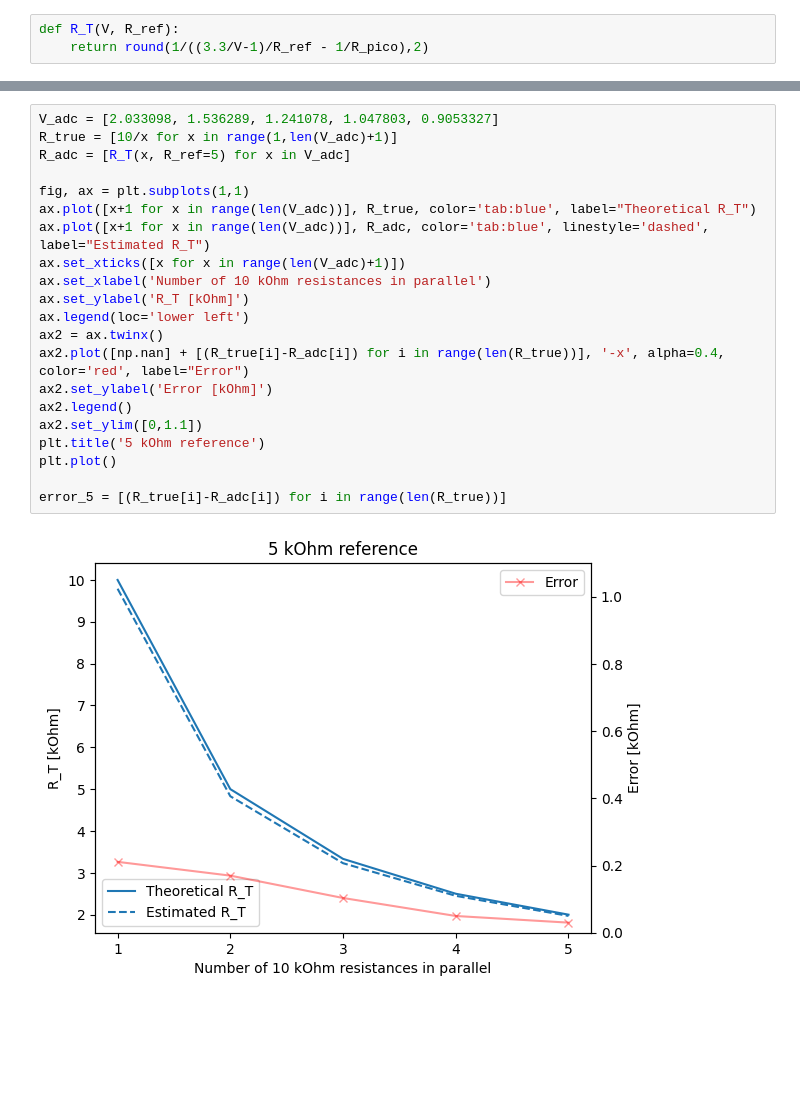
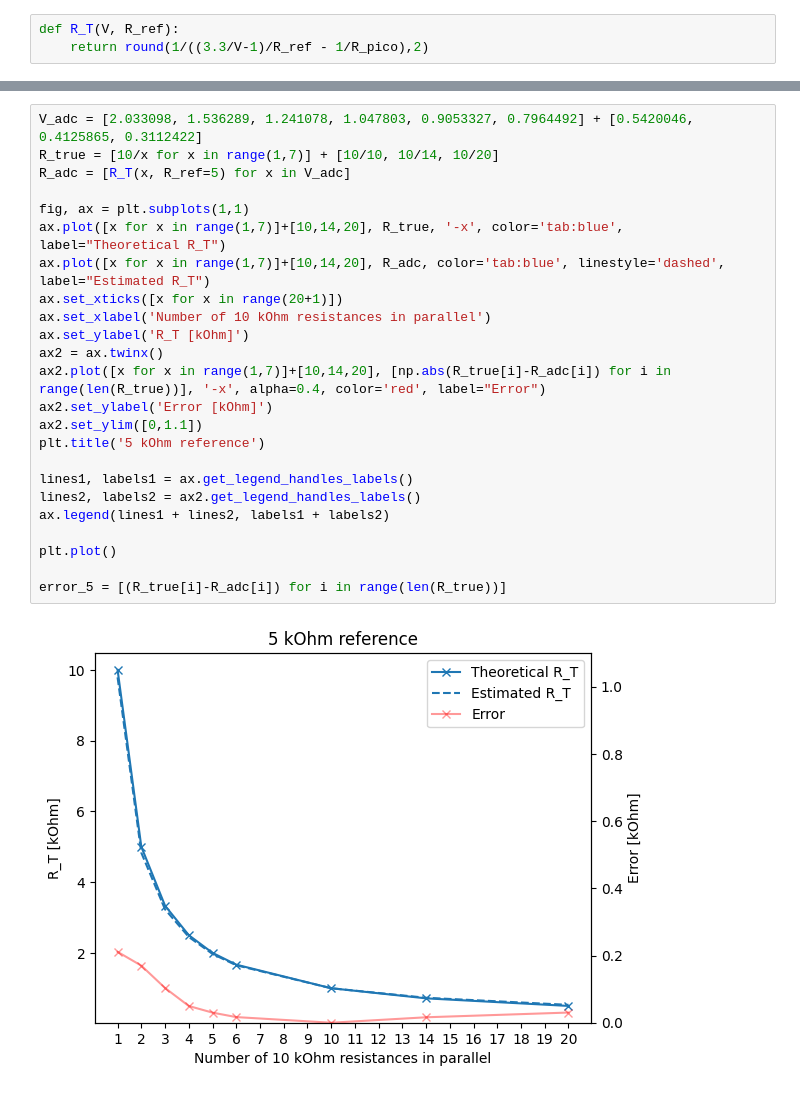
Before and after one commit to thdfw/gwks, a Jupyter notebook: pico/tank_module/resistance.ipynb, the cells around one changed output, grey strips where cells are left out. Saved outputs shown, nothing was run; the diff lists cells and outputs as text; blank space fills up the shorter version.

```diff
--- a/pico/tank_module/resistance.ipynb
+++ b/pico/tank_module/resistance.ipynb
@@ -55,24 +55,27 @@ error_10 = [(R_true[i]-R_adc[i]) for i in range(len(R_true))]
 # %%
-V_adc = [2.033098, 1.536289, 1.241078, 1.047803, 0.9053327]
-R_true = [10/x for x in range(1,len(V_adc)+1)]
+V_adc = [2.033098, 1.536289, 1.241078, 1.047803, 0.9053327, 0.7964492] + [0.5420046, 0.4125865, 0.3112422]
+R_true = [10/x for x in range(1,7)] + [10/10, 10/14, 10/20]
 R_adc = [R_T(x, R_ref=5) for x in V_adc]
 
 fig, ax = plt.subplots(1,1)
-ax.plot([x+1 for x in range(len(V_adc))], R_true, color='tab:blue', label="Theoretical R_T")
-ax.plot([x+1 for x in range(len(V_adc))], R_adc, color='tab:blue', linestyle='dashed', label="Estimated R_T")
-ax.set_xticks([x for x in range(len(V_adc)+1)])
+ax.plot([x for x in range(1,7)]+[10,14,20], R_true, '-x', color='tab:blue', label="Theoretical R_T")
+ax.plot([x for x in range(1,7)]+[10,14,20], R_adc, color='tab:blue', linestyle='dashed', label="Estimated R_T")
+ax.set_xticks([x for x in range(20+1)])
 ax.set_xlabel('Number of 10 kOhm resistances in parallel')
 ax.set_ylabel('R_T [kOhm]')
-ax.legend(loc='lower left')
 ax2 = ax.twinx()
-ax2.plot([np.nan] + [(R_true[i]-R_adc[i]) for i in range(len(R_true))], '-x', alpha=0.4, color='red', label="Error")
+ax2.plot([x for x in range(1,7)]+[10,14,20], [np.abs(R_true[i]-R_adc[i]) for i in range(len(R_true))], '-x', alpha=0.4, color='red', label="Error")
 ax2.set_ylabel('Error [kOhm]')
-ax2.legend()
 ax2.set_ylim([0,1.1])
 plt.title('5 kOhm reference')
+
+lines1, labels1 = ax.get_legend_handles_labels()
+lines2, labels2 = ax2.get_legend_handles_labels()
+ax.legend(lines1 + lines2, labels1 + labels2)
+
 plt.plot()
 
 error_5 = [(R_true[i]-R_adc[i]) for i in range(len(R_true))]
 # %% [output]
-[figure, old version]
+[figure, new version]
 # %%
```
Also changed, not shown: parts of 5 cells of this notebook.
